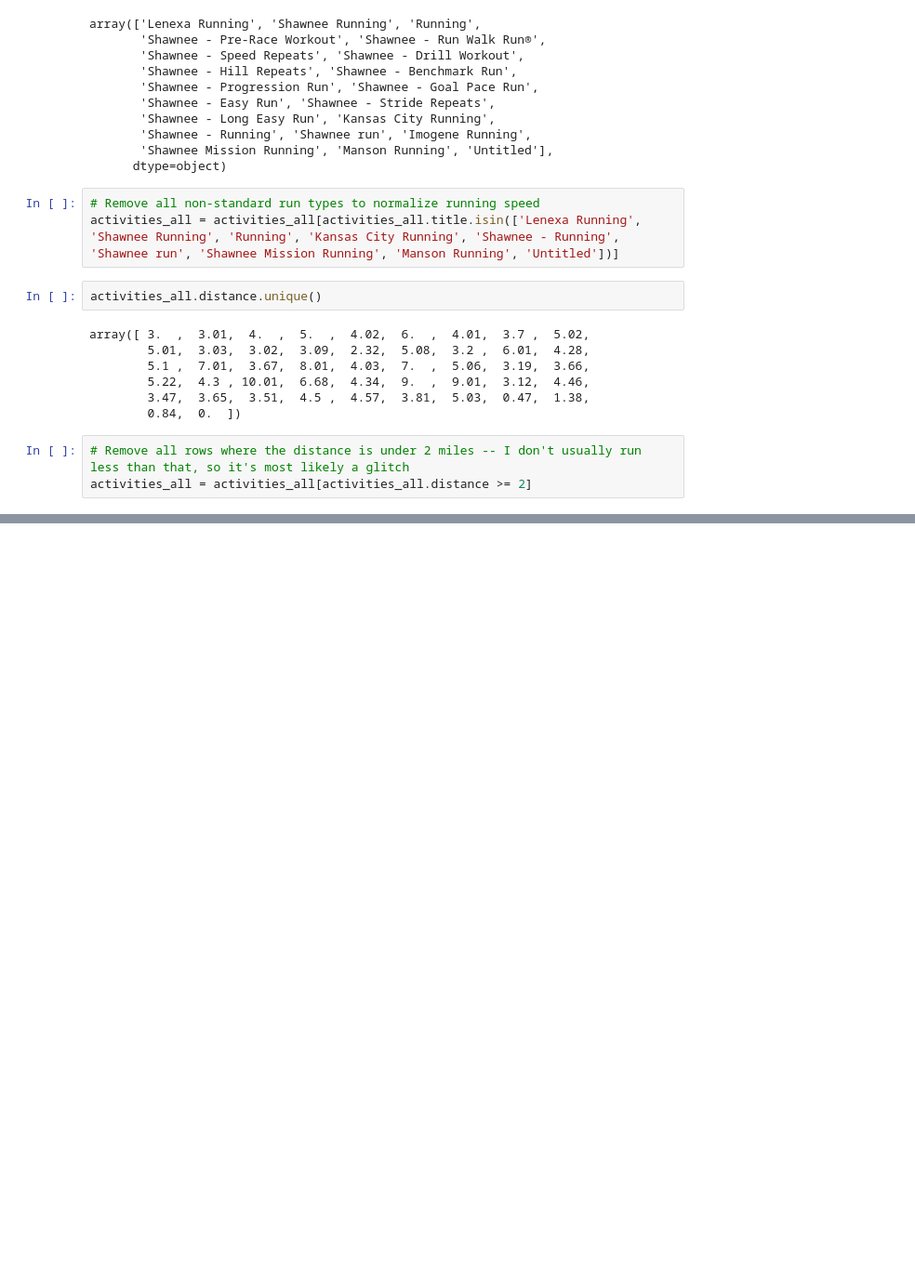
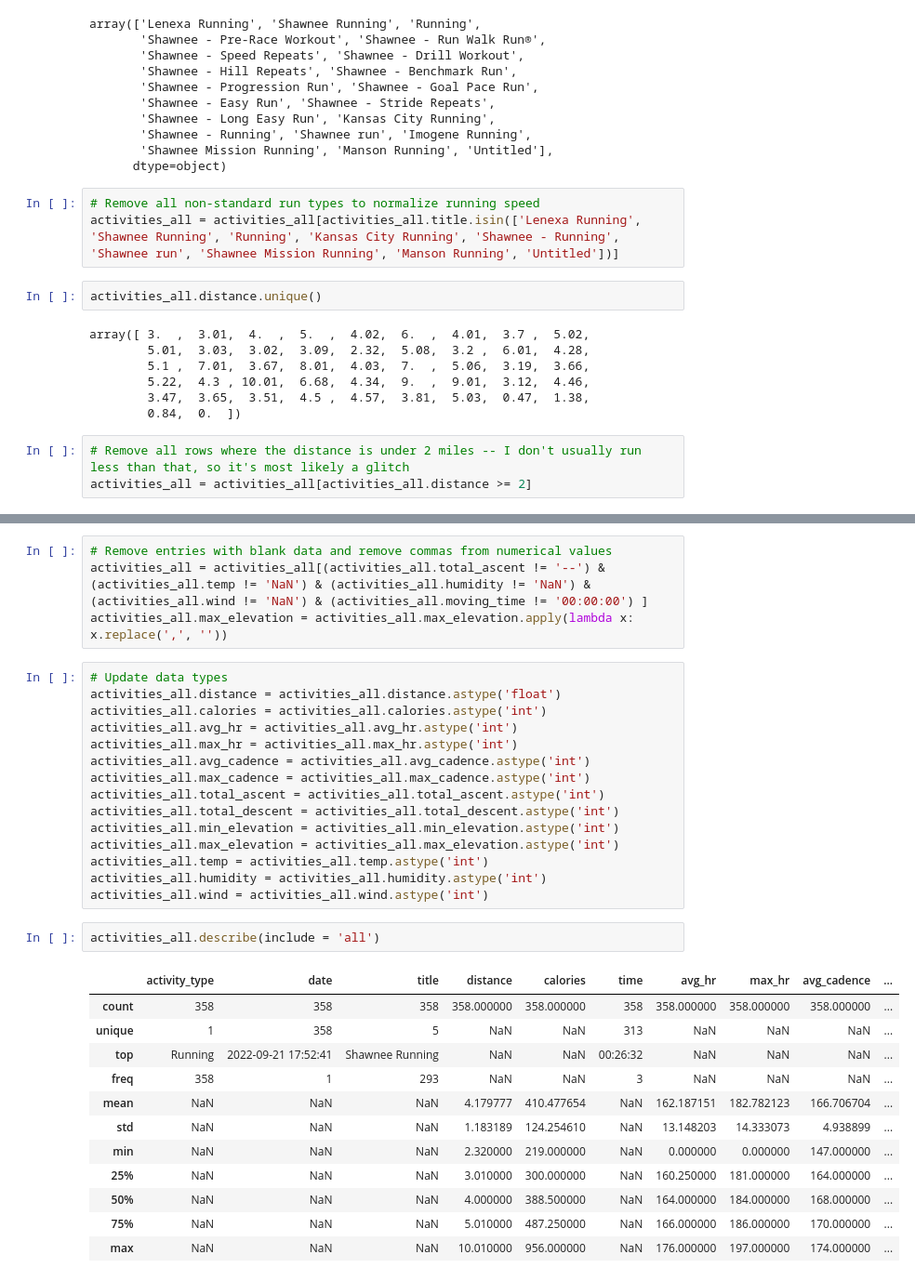
Before and after one commit to bethharvey/Inference-Final-Project, a Jupyter notebook: Inference Final Project.ipynb, the cells around one changed output, grey strips where cells are left out. Shown at 93% size. Saved outputs shown, nothing was run; the diff lists cells and outputs as text; blank space fills up the shorter version.

```diff
--- a/Inference Final Project.ipynb
+++ b/Inference Final Project.ipynb
@@ -91,0 +127,34 @@ activities_all = activities_all[activities_all.distance >= 2]
+# %%
+# Remove entries with blank data and remove commas from numerical values
+activities_all = activities_all[(activities_all.total_ascent != '--') & (activities_all.temp != 'NaN') & (activities_all.humidity != 'NaN') & (activities_all.wind != 'NaN') & (activities_all.moving_time != '00:00:00') ]
+activities_all.max_elevation = activities_all.max_elevation.apply(lambda x: x.replace(',', ''))
+# %%
+# Update data types
+activities_all.distance = activities_all.distance.astype('float')
+activities_all.calories = activities_all.calories.astype('int')
+activities_all.avg_hr = activities_all.avg_hr.astype('int')
+activities_all.max_hr = activities_all.max_hr.astype('int')
+activities_all.avg_cadence = activities_all.avg_cadence.astype('int')
+activities_all.max_cadence = activities_all.max_cadence.astype('int')
+activities_all.total_ascent = activities_all.total_ascent.astype('int')
+activities_all.total_descent = activities_all.total_descent.astype('int')
+activities_all.min_elevation = activities_all.min_elevation.astype('int')
+activities_all.max_elevation = activities_all.max_elevation.astype('int')
+activities_all.temp = activities_all.temp.astype('int')
+activities_all.humidity = activities_all.humidity.astype('int')
+activities_all.wind = activities_all.wind.astype('int')
+# %%
+activities_all.describe(include = 'all')
+# %% [output]
+|  | activity_type | date | title | distance | calories | time | avg_hr | max_hr | avg_cadence | ... |
+| count | 358 | 358 | 358 | 358.000000 | 358.000000 | 358 | 358.000000 | 358.000000 | 358.000000 | ... |
+| unique | 1 | 358 | 5 | NaN | NaN | 313 | NaN | NaN | NaN | ... |
+| top | Running | 2022-09-21 17:52:41 | Shawnee Running | NaN | NaN | 00:26:32 | NaN | NaN | NaN | ... |
+| freq | 358 | 1 | 293 | NaN | NaN | 3 | NaN | NaN | NaN | ... |
+| mean | NaN | NaN | NaN | 4.179777 | 410.477654 | NaN | 162.187151 | 182.782123 | 166.706704 | ... |
+| std | NaN | NaN | NaN | 1.183189 | 124.254610 | NaN | 13.148203 | 14.333073 | 4.938899 | ... |
+| min | NaN | NaN | NaN | 2.320000 | 219.000000 | NaN | 0.000000 | 0.000000 | 147.000000 | ... |
+| 25% | NaN | NaN | NaN | 3.010000 | 300.000000 | NaN | 160.250000 | 181.000000 | 164.000000 | ... |
+| 50% | NaN | NaN | NaN | 4.000000 | 388.500000 | NaN | 164.000000 | 184.000000 | 168.000000 | ... |
+| 75% | NaN | NaN | NaN | 5.010000 | 487.250000 | NaN | 166.000000 | 186.000000 | 170.000000 | ... |
+| max | NaN | NaN | NaN | 10.010000 | 956.000000 | NaN | 176.000000 | 197.000000 | 174.000000 | ... |
```
Also changed, not shown: parts of 2 cells of this notebook.
